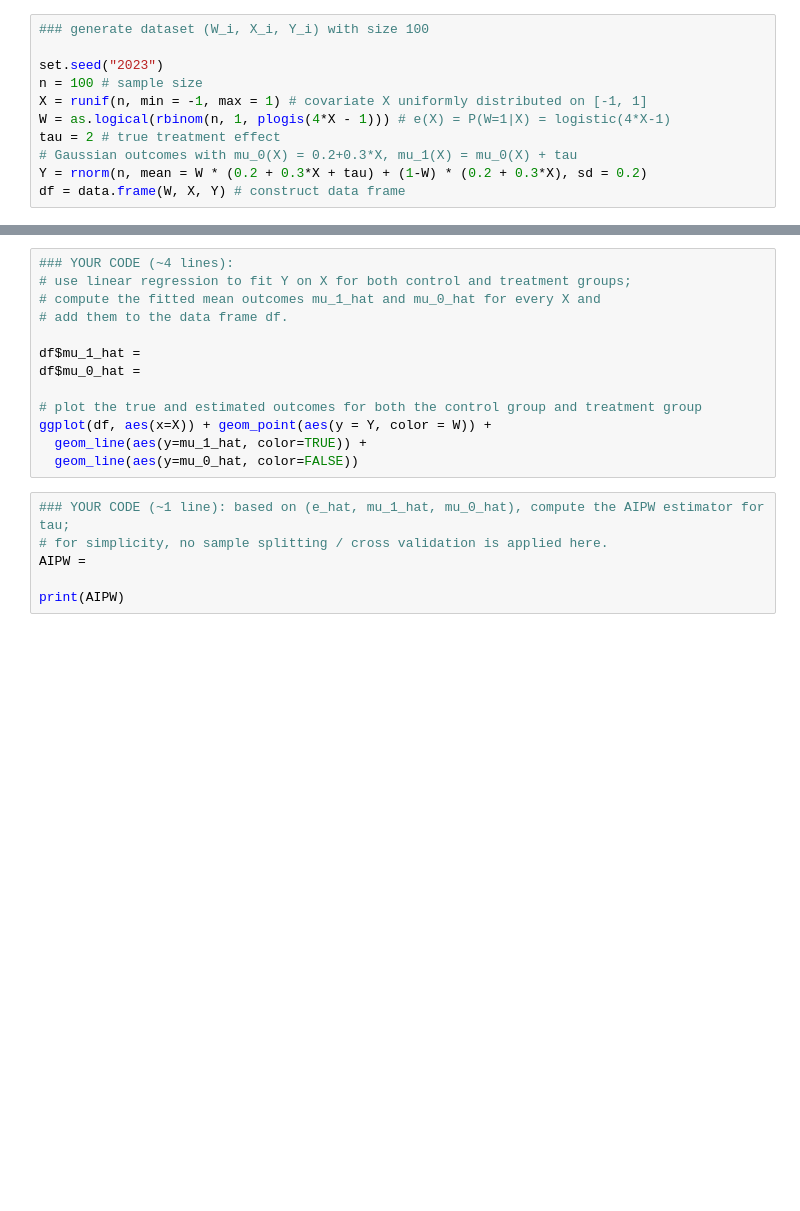
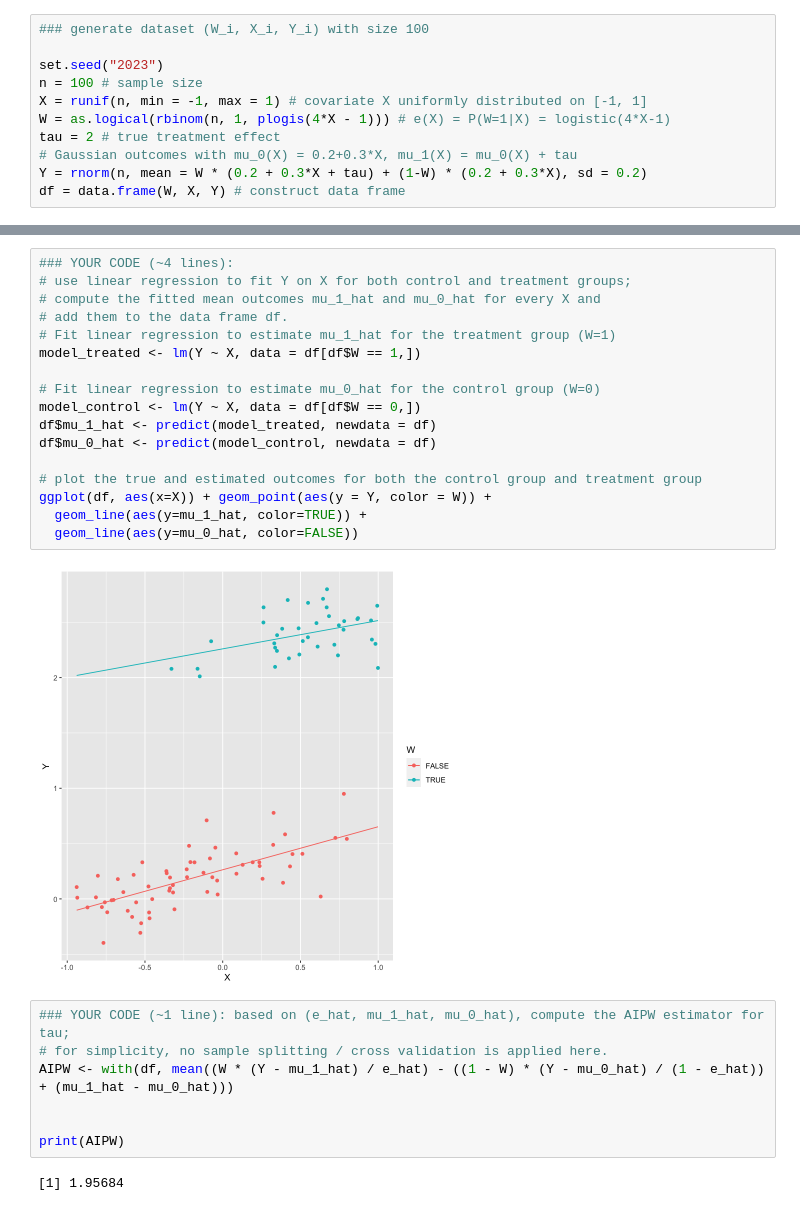
Before and after one commit to devt287/applied_stat, a Jupyter notebook: HW7_P3.ipynb, the cells around one changed output, grey strips where cells are left out. Saved outputs shown, nothing was run; the diff lists cells and outputs as text; blank space fills up the shorter version.

```diff
--- a/HW7_P3.ipynb
+++ b/HW7_P3.ipynb
@@ -36,19 +47,28 @@ print(IPW)
 # %%
 ### YOUR CODE (~4 lines):
 # use linear regression to fit Y on X for both control and treatment groups;
 # compute the fitted mean outcomes mu_1_hat and mu_0_hat for every X and
 # add them to the data frame df.
+# Fit linear regression to estimate mu_1_hat for the treatment group (W=1)
+model_treated <- lm(Y ~ X, data = df[df$W == 1,])
 
-df$mu_1_hat =
-df$mu_0_hat =
+# Fit linear regression to estimate mu_0_hat for the control group (W=0)
+model_control <- lm(Y ~ X, data = df[df$W == 0,])
+df$mu_1_hat <- predict(model_treated, newdata = df)
+df$mu_0_hat <- predict(model_control, newdata = df)
 
 # plot the true and estimated outcomes for both the control group and treatment group
 ggplot(df, aes(x=X)) + geom_point(aes(y = Y, color = W)) +
   geom_line(aes(y=mu_1_hat, color=TRUE)) +
   geom_line(aes(y=mu_0_hat, color=FALSE))
+# %% [output]
+[figure, added]
 # %%
 ### YOUR CODE (~1 line): based on (e_hat, mu_1_hat, mu_0_hat), compute the AIPW estimator for tau;
 # for simplicity, no sample splitting / cross validation is applied here.
-AIPW =
+AIPW <- with(df, mean((W * (Y - mu_1_hat) / e_hat) - ((1 - W) * (Y - mu_0_hat) / (1 - e_hat)) + (mu_1_hat - mu_0_hat)))
+
 
 print(AIPW)
+# %% [output]
+[1] 1.95684
```
Also changed, not shown: parts of 3 cells of this notebook.
